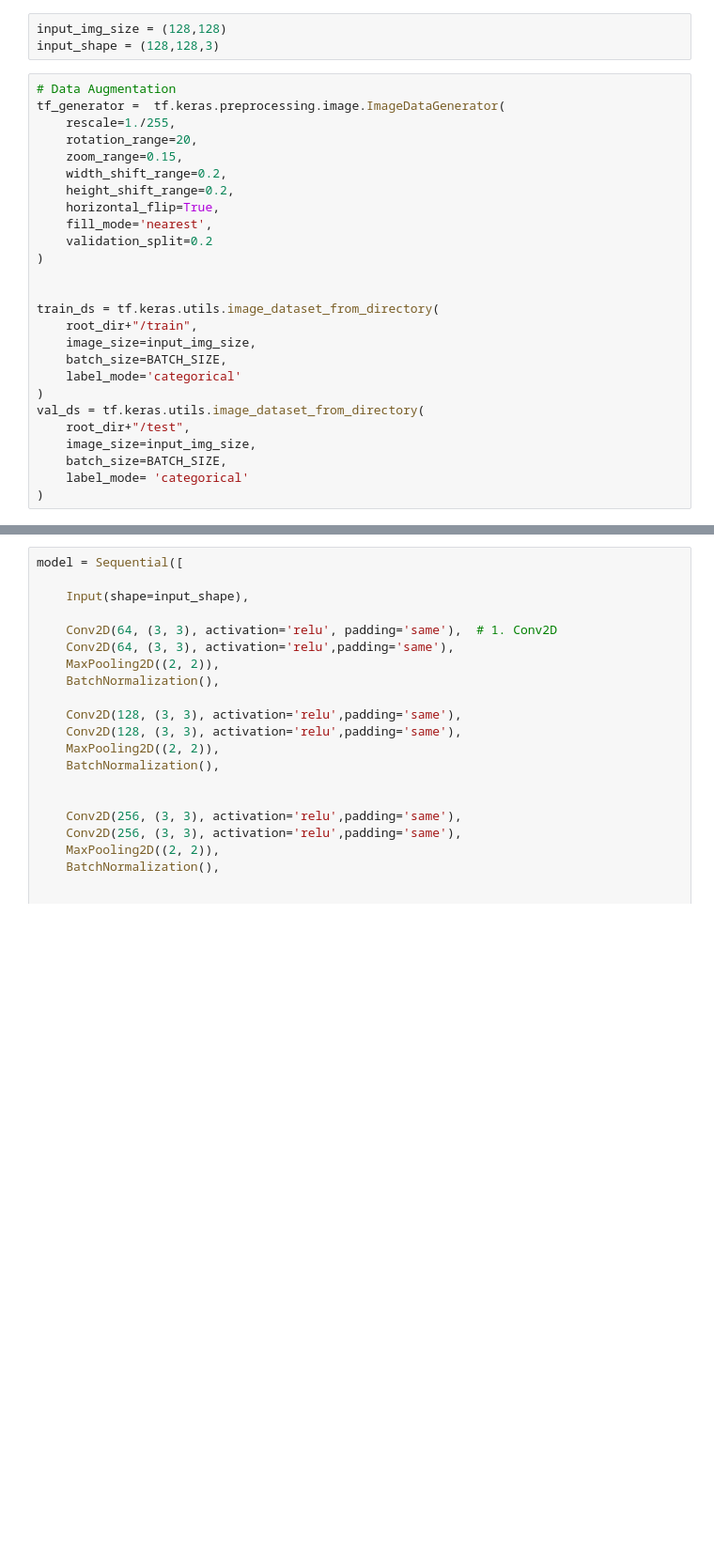
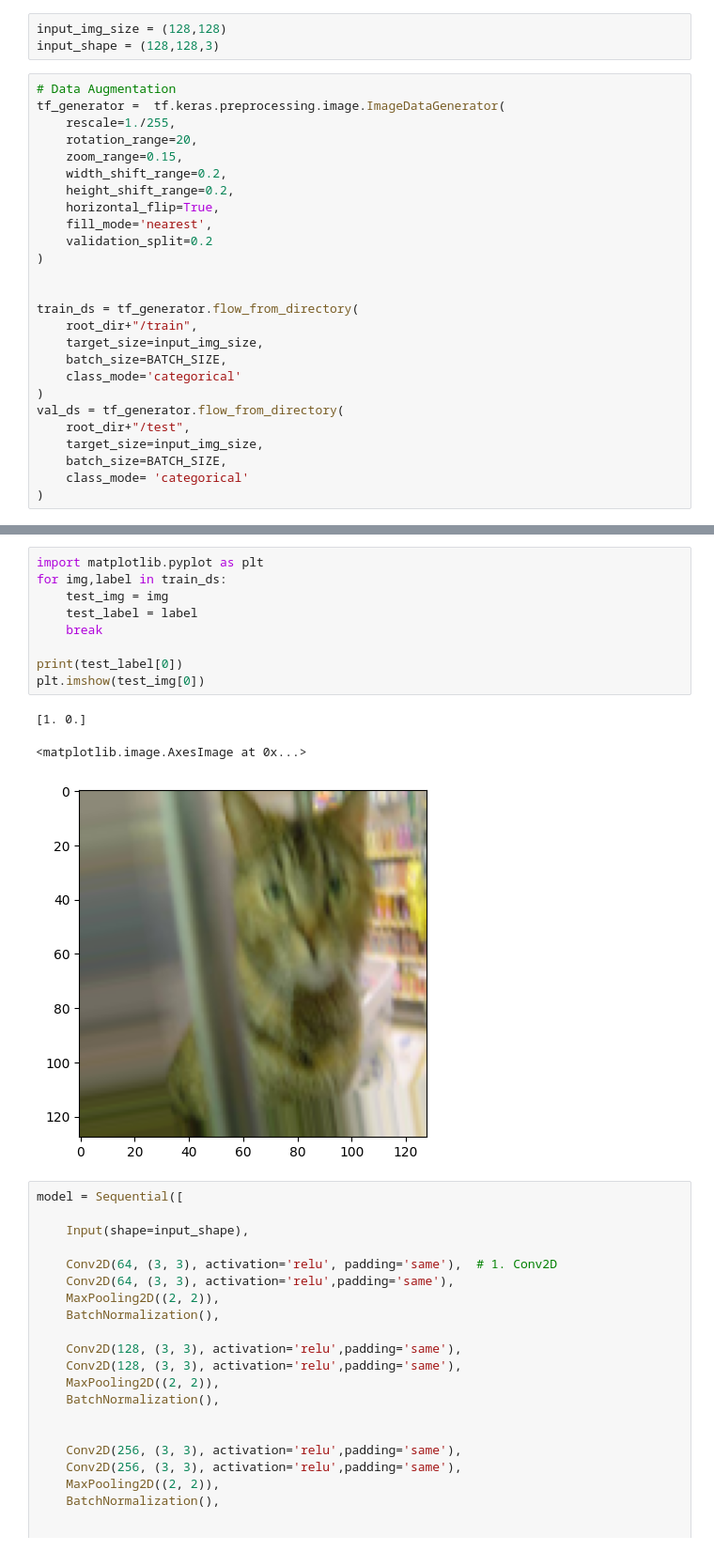
Before and after one commit to tharhtet-deepfaro/Practical-ML-by-WAI, a Jupyter notebook: 6_deep_learning/CNN/tf_best_practices/tf_custom_lr.ipynb, the cells around one changed output, grey strips where cells are left out. Shown: that part at 94% size. Cells and saved outputs as stored; diff of their text form; blank space fills up the shorter version.

```diff
--- a/6_deep_learning/CNN/tf_best_practices/tf_custom_lr.ipynb
+++ b/6_deep_learning/CNN/tf_best_practices/tf_custom_lr.ipynb
@@ -28,16 +30,16 @@ tf_generator =  tf.keras.preprocessing.image.ImageDataGenerator(
 )
 
 
-train_ds = tf.keras.utils.image_dataset_from_directory(
+train_ds = tf_generator.flow_from_directory(
     root_dir+"/train",
-    image_size=input_img_size,
+    target_size=input_img_size,
     batch_size=BATCH_SIZE,
-    label_mode='categorical'
+    class_mode='categorical'
 )
-val_ds = tf.keras.utils.image_dataset_from_directory(
+val_ds = tf_generator.flow_from_directory(
     root_dir+"/test",
-    image_size=input_img_size,
+    target_size=input_img_size,
     batch_size=BATCH_SIZE,
-    label_mode= 'categorical'
+    class_mode= 'categorical'
 )
 # %% [output]
@@ -52,3 +48,16 @@ I0000 00:00:1754218706.171894 19332659 pluggable_device_factory.cc:271] Created
+# %%
+import matplotlib.pyplot as plt
+for img,label in train_ds:
+    test_img = img
+    test_label = label
+    break
+
+print(test_label[0])
+plt.imshow(test_img[0])
+# %% [output]
+[1. 0.]
+<matplotlib.image.AxesImage at 0x...>
+[figure, added]
 # %%
 model = Sequential([
 
```
Also changed, not shown: parts of 4 cells of this notebook, 1 other file.
